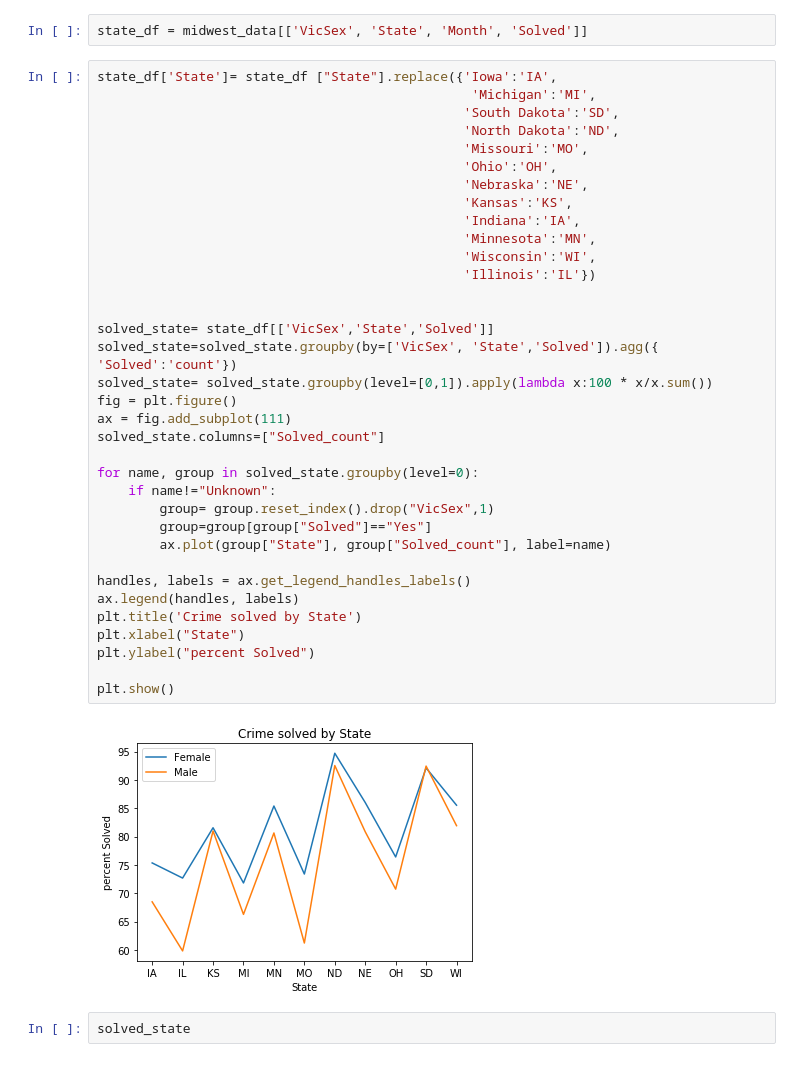
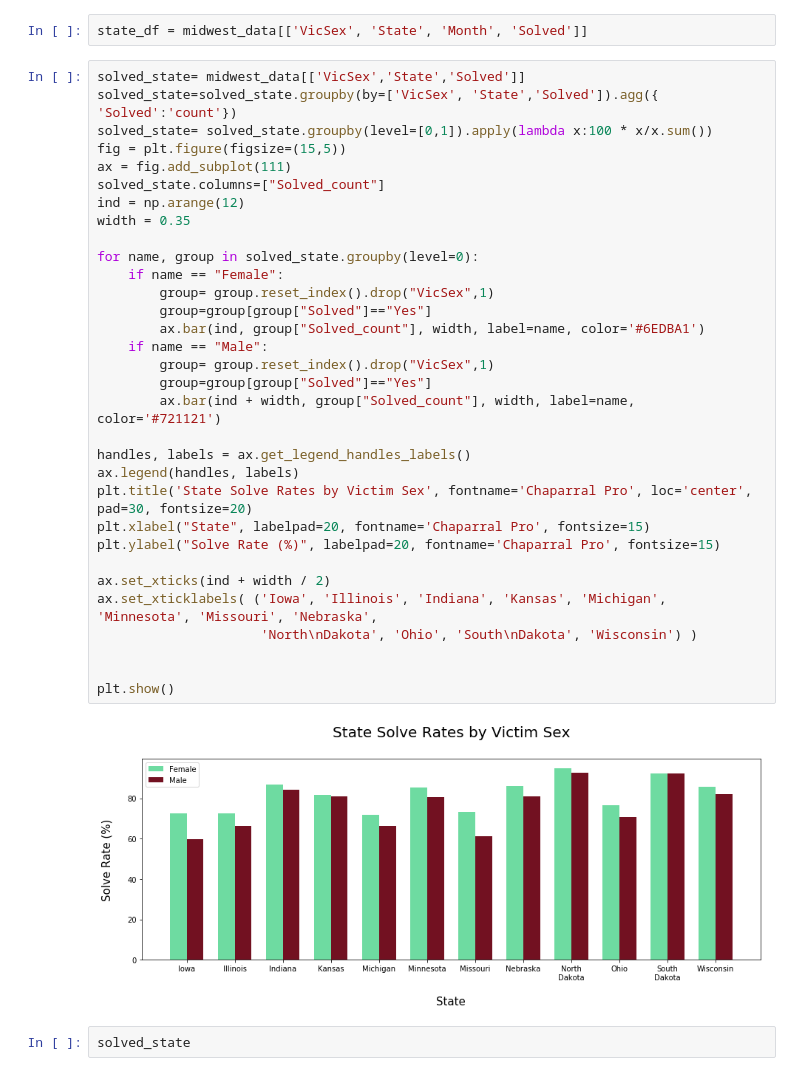
Before and after one commit to bendgame/Project-one, a Jupyter notebook: Midwest_crime_bimi.ipynb, the cells around one changed output. Saved outputs shown, nothing was run; the diff lists cells and outputs as text.

```diff
--- a/Midwest_crime_bimi.ipynb
+++ b/Midwest_crime_bimi.ipynb
@@ -181,42 +174,39 @@ ax = (pd.crosstab(midwest_data.State,len(midwest_data.State))
 # %%
 state_df = midwest_data[['VicSex', 'State', 'Month', 'Solved']]
 # %%
-state_df['State']= state_df ["State"].replace({'Iowa':'IA',
-                                                'Michigan':'MI',
-                                               'South Dakota':'SD',
-                                               'North Dakota':'ND',
-                                               'Missouri':'MO',
-                                               'Ohio':'OH',
-                                               'Nebraska':'NE',
-                                               'Kansas':'KS',
-                                               'Indiana':'IA',
-                                               'Minnesota':'MN',
-                                               'Wisconsin':'WI',
-                                               'Illinois':'IL'})
-
-
-solved_state= state_df[['VicSex','State','Solved']]
+solved_state= midwest_data[['VicSex','State','Solved']]
 solved_state=solved_state.groupby(by=['VicSex', 'State','Solved']).agg({ 'Solved':'count'})
 solved_state= solved_state.groupby(level=[0,1]).apply(lambda x:100 * x/x.sum())
-fig = plt.figure()
+fig = plt.figure(figsize=(15,5))
 ax = fig.add_subplot(111)
 solved_state.columns=["Solved_count"]
+ind = np.arange(12)
+width = 0.35
 
 for name, group in solved_state.groupby(level=0):
-    if name!="Unknown":
+    if name == "Female":
         group= group.reset_index().drop("VicSex",1)
         group=group[group["Solved"]=="Yes"]
-        ax.plot(group["State"], group["Solved_count"], label=name)
+        ax.bar(ind, group["Solved_count"], width, label=name, color='#6EDBA1')
+    if name == "Male":
+        group= group.reset_index().drop("VicSex",1)
+        group=group[group["Solved"]=="Yes"]
+        ax.bar(ind + width, group["Solved_count"], width, label=name, color='#721121')
 
 handles, labels = ax.get_legend_handles_labels()
 ax.legend(handles, labels)
-plt.title('Crime solved by State')
-plt.xlabel("State")
-plt.ylabel("percent Solved")
+plt.title('State Solve Rates by Victim Sex', fontname='Chaparral Pro', loc='center', pad=30, fontsize=20)
+plt.xlabel("State", labelpad=20, fontname='Chaparral Pro', fontsize=15)
+plt.ylabel("Solve Rate (%)", labelpad=20, fontname='Chaparral Pro', fontsize=15)
+
+ax.set_xticks(ind + width / 2)
+ax.set_xticklabels( ('Iowa', 'Illinois', 'Indiana', 'Kansas', 'Michigan', 'Minnesota', 'Missouri', 'Nebraska',
+                     'North\nDakota', 'Ohio', 'South\nDakota', 'Wisconsin') )
+
 
 plt.show()
 # %% [output]
-[figure, old version]
+[figure, new version]
 # %%
 solved_state
 # %% [output]
```
Also changed, not shown: parts of 1 cell of this notebook.
